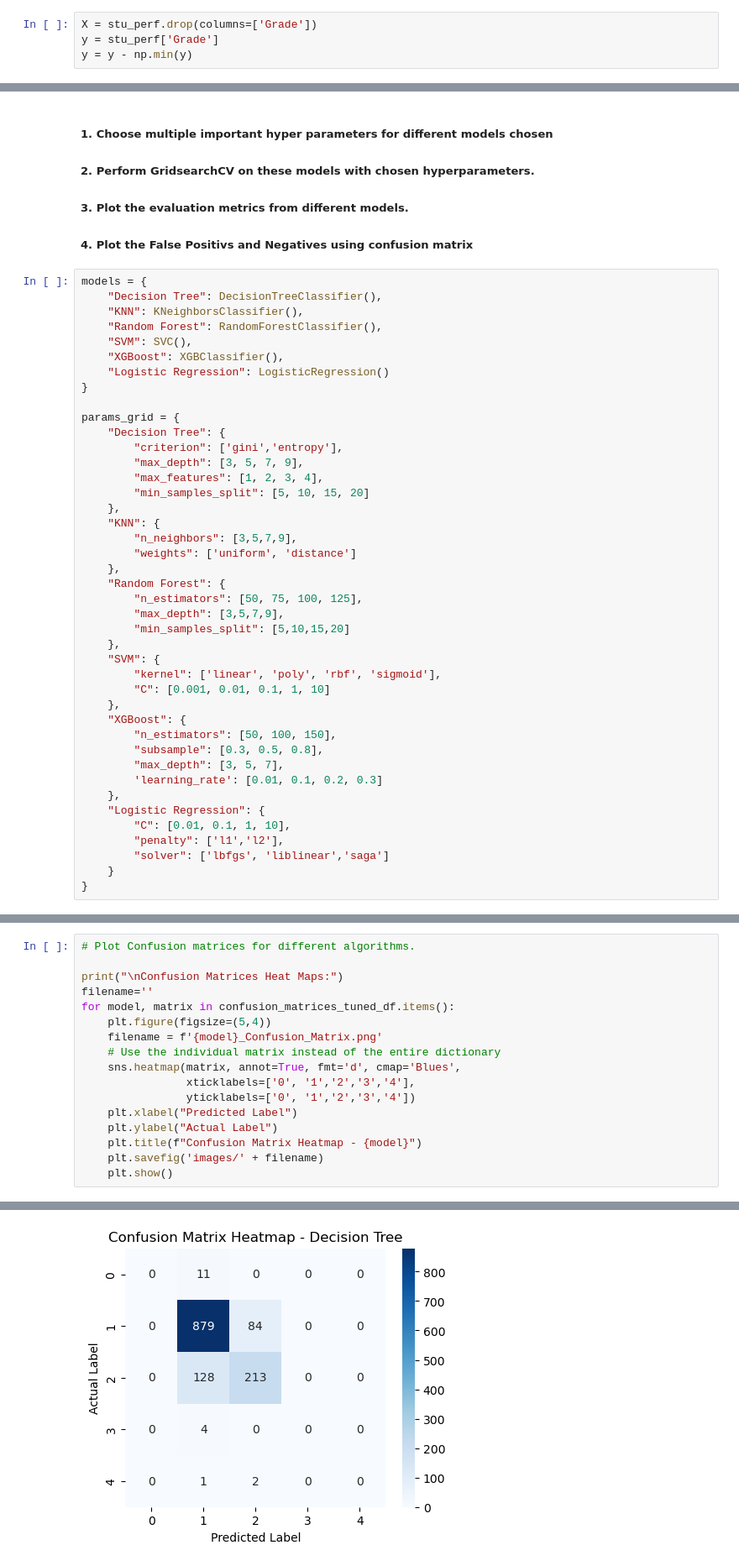
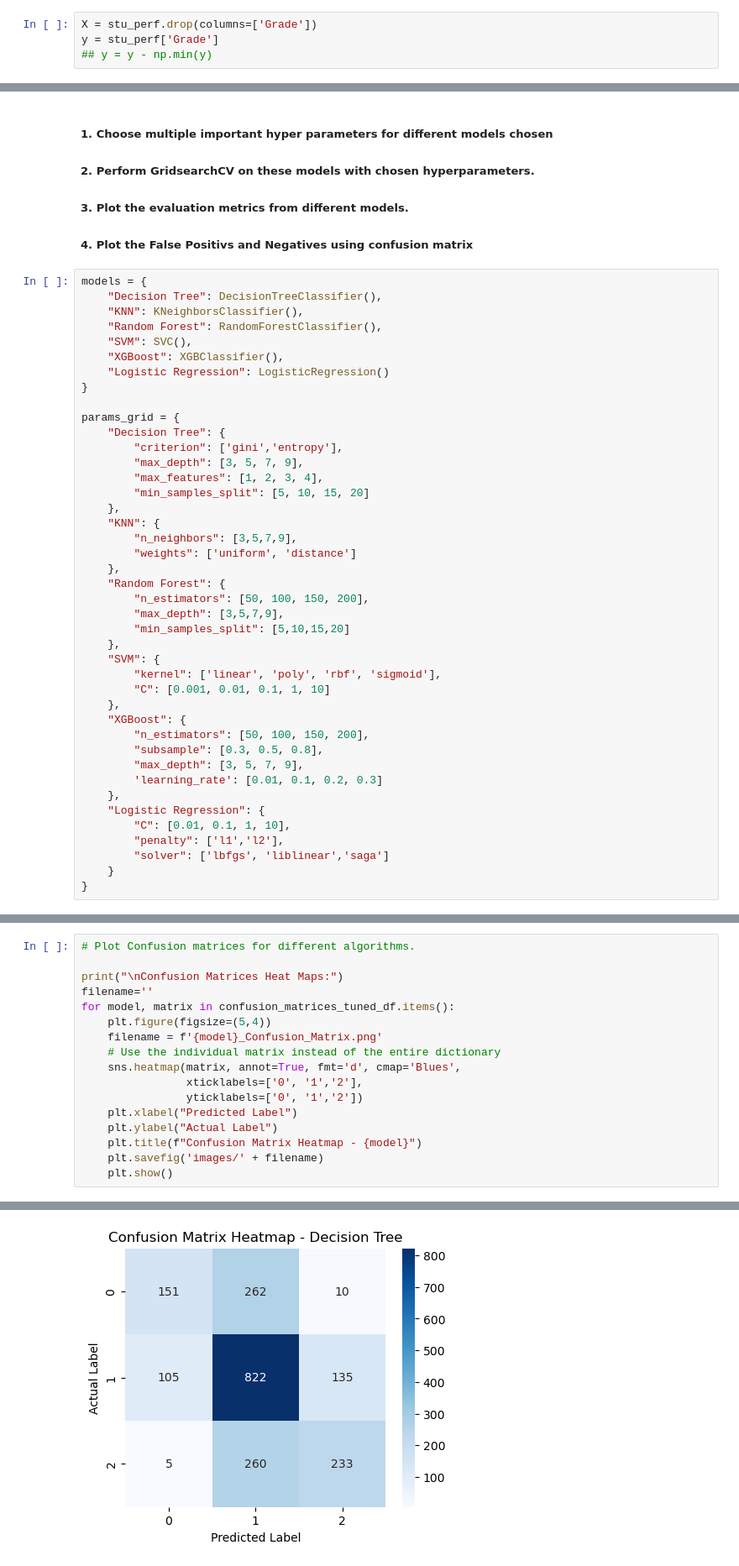
Before and after one commit to Sarath-dba/Capstone, a Jupyter notebook: Student_Performance_Prediction_Analysis.ipynb, the cells around one changed output, grey strips where cells are left out. Shown at 84% size. Drawn from its saved outputs; the diff is of its cells as text.

```diff
--- a/Student_Performance_Prediction_Analysis.ipynb
+++ b/Student_Performance_Prediction_Analysis.ipynb
@@ -338,7 +336,7 @@ Rest of the features have minimal variance w.r.t target variable.
 # %%
 X = stu_perf.drop(columns=['Grade'])
 y = stu_perf['Grade']
-y = y - np.min(y)
+## y = y - np.min(y)
 # %%
 X_train, X_test, y_train, y_test = train_test_split(X, y, test_size=0.2, random_state=42)
 # %%
@@ -546,7 +544,7 @@ params_grid = {
         "weights": ['uniform', 'distance']
     },
     "Random Forest": {
-        "n_estimators": [50, 75, 100, 125],
+        "n_estimators": [50, 100, 150, 200],
         "max_depth": [3,5,7,9],
         "min_samples_split": [5,10,15,20]
     },
@@ -555,9 +553,9 @@ params_grid = {
         "C": [0.001, 0.01, 0.1, 1, 10]
     },
 	"XGBoost": {
-        "n_estimators": [50, 100, 150],
+        "n_estimators": [50, 100, 150, 200],
 		"subsample": [0.3, 0.5, 0.8],
-		"max_depth": [3, 5, 7],
+		"max_depth": [3, 5, 7, 9],
         'learning_rate': [0.01, 0.1, 0.2, 0.3]
 	},
     "Logistic Regression": {
@@ -647,20 +645,20 @@ plt.show()
 # %%
 # Plot Confusion matrices for different algorithms.
 
 print("\nConfusion Matrices Heat Maps:")
 filename=''
 for model, matrix in confusion_matrices_tuned_df.items():
     plt.figure(figsize=(5,4))
     filename = f'{model}_Confusion_Matrix.png'
     # Use the individual matrix instead of the entire dictionary
     sns.heatmap(matrix, annot=True, fmt='d', cmap='Blues',
-                xticklabels=['0', '1','2','3','4'],
-                yticklabels=['0', '1','2','3','4'])
+                xticklabels=['0', '1','2'],
+                yticklabels=['0', '1','2'])
     plt.xlabel("Predicted Label")
     plt.ylabel("Actual Label")
     plt.title(f"Confusion Matrix Heatmap - {model}")
     plt.savefig('images/' + filename)
     plt.show()
 # %% [output]
 Confusion Matrices Heat Maps:
-[figure, old version]
+[figure, new version]
```
Also changed, not shown: parts of 21 cells of this notebook, 20 other files.
